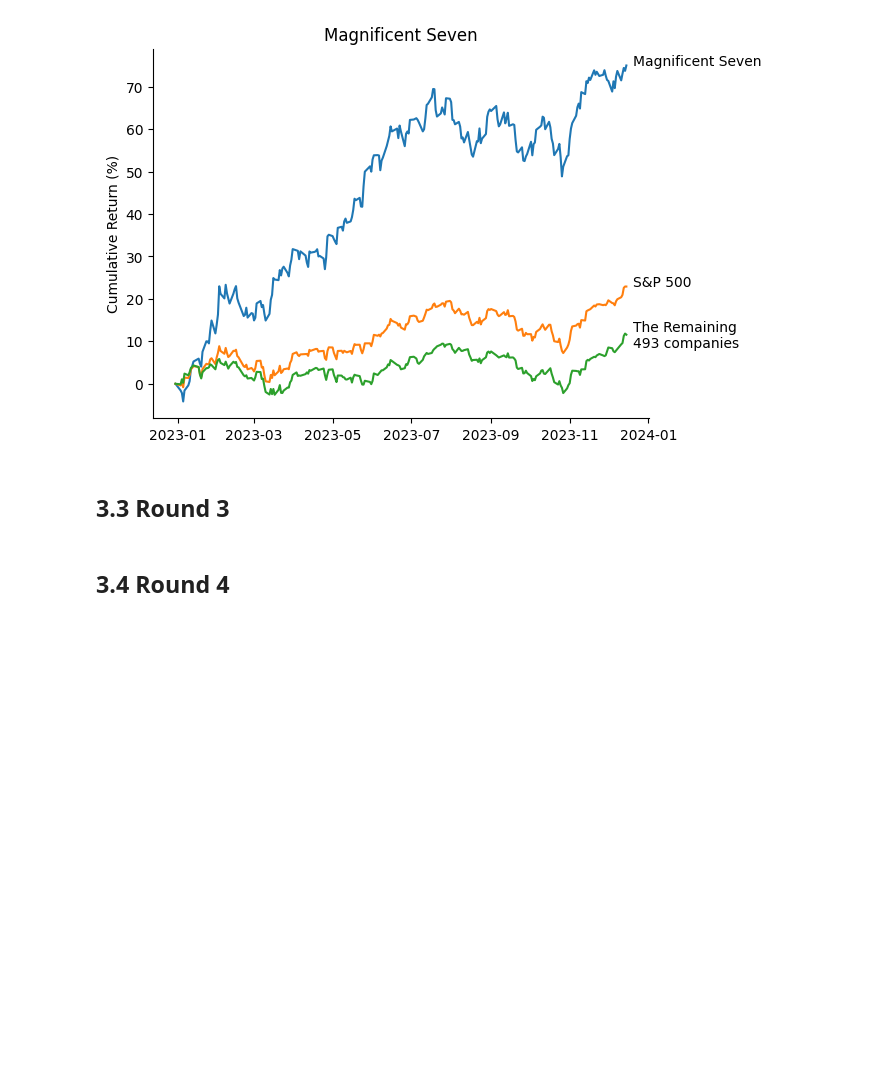
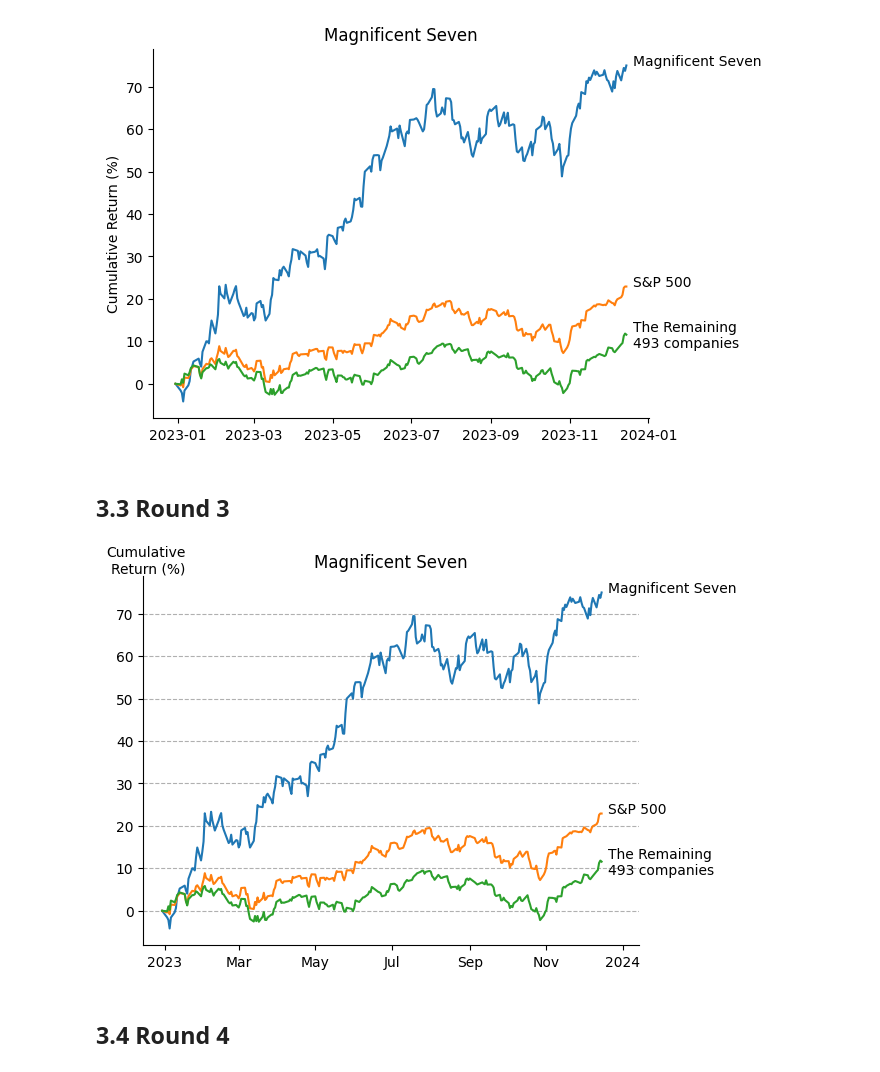
Before and after one commit to HzyBetty/Data-Visualization-Practice, a Jupyter notebook: docs/part_2/mag7.ipynb, the cells around one changed output. Cells and saved outputs as stored; diff of their text form; code cells hidden in the pictures; blank space fills up the shorter version.

```diff
--- a/docs/part_2/mag7.ipynb
+++ b/docs/part_2/mag7.ipynb
@@ -113,3 +107,71 @@ plt.show()
+# %%
+# Round 3
+import matplotlib.dates as mdates
+
+fig, ax = plt.subplots()
+
+ax.plot(mag7_df["date"], mag7_df["mag7"])
+ax.plot(mag7_df["date"], mag7_df["sp"])
+ax.plot(mag7_df["date"], mag7_df["rest"])
+
+# set x-axis view limits
+ax.set_xlim(mag7_df["date"].iloc[0] - pd.Timedelta("15 days"),
+      mag7_df["date"].iloc[-1] + pd.Timedelta("30 days"))
+
+# set x-axis tick labels
+locator = mdates.AutoDateLocator()
+formatter = mdates.ConciseDateFormatter(locator)
+ax.xaxis.set_major_locator(locator)
+ax.xaxis.set_major_formatter(formatter)
+
+# set y-axis labels
+ax.set_ylabel("Cumulative\nReturn (%)", loc="top", rotation=0, labelpad=-50)
+
+# add annotation
+labels = ["Magnificent Seven", "S&P 500", "The Remaining 493"]
+ax.annotate(
+    text = "Magnificent Seven",
+    xy = (mag7_df["date"].iloc[-1], mag7_df["mag7"].iloc[-1]),
+    xytext = (mag7_df["date"].iloc[-1] + pd.Timedelta("5 days"),          # Where is annotation itself
+              mag7_df["mag7"].iloc[-1],
+          )
+)
+
+ax.annotate(
+    text = "S&P 500",
+    xy = (mag7_df["date"].iloc[-1], mag7_df["sp"].iloc[-1]),
+    xytext = (mag7_df["date"].iloc[-1] + pd.Timedelta("5 days"),
+              mag7_df["sp"].iloc[-1],
+          )
+)
+
+ax.annotate(
+    text = "The Remaining\n493 companies",
+    xy = (mag7_df["date"].iloc[-1], mag7_df["rest"].iloc[-1]),
+    xytext = (mag7_df["date"].iloc[-1] + pd.Timedelta("5 days"),
+              mag7_df["rest"].iloc[-1]-3,
+          )
+)
+
+
+# remove x-axis label
+ax.set_xlabel("")
+
+# remove legend
+ax.legend().set_visible(False)
+
+# hide top and right spines
+ax.spines['top'].set_visible(False)
+ax.spines['right'].set_visible(False)
+
+# add y grid
+ax.grid(axis="y", linestyle="--")
+
+ax.set_title("Magnificent Seven")
+
+plt.show()
+# %% [output]
+[figure, added]
 # %% [markdown]
 ## 3.4 Round 4
 # %%
```
Also changed, not shown: parts of 1 cell of this notebook.
